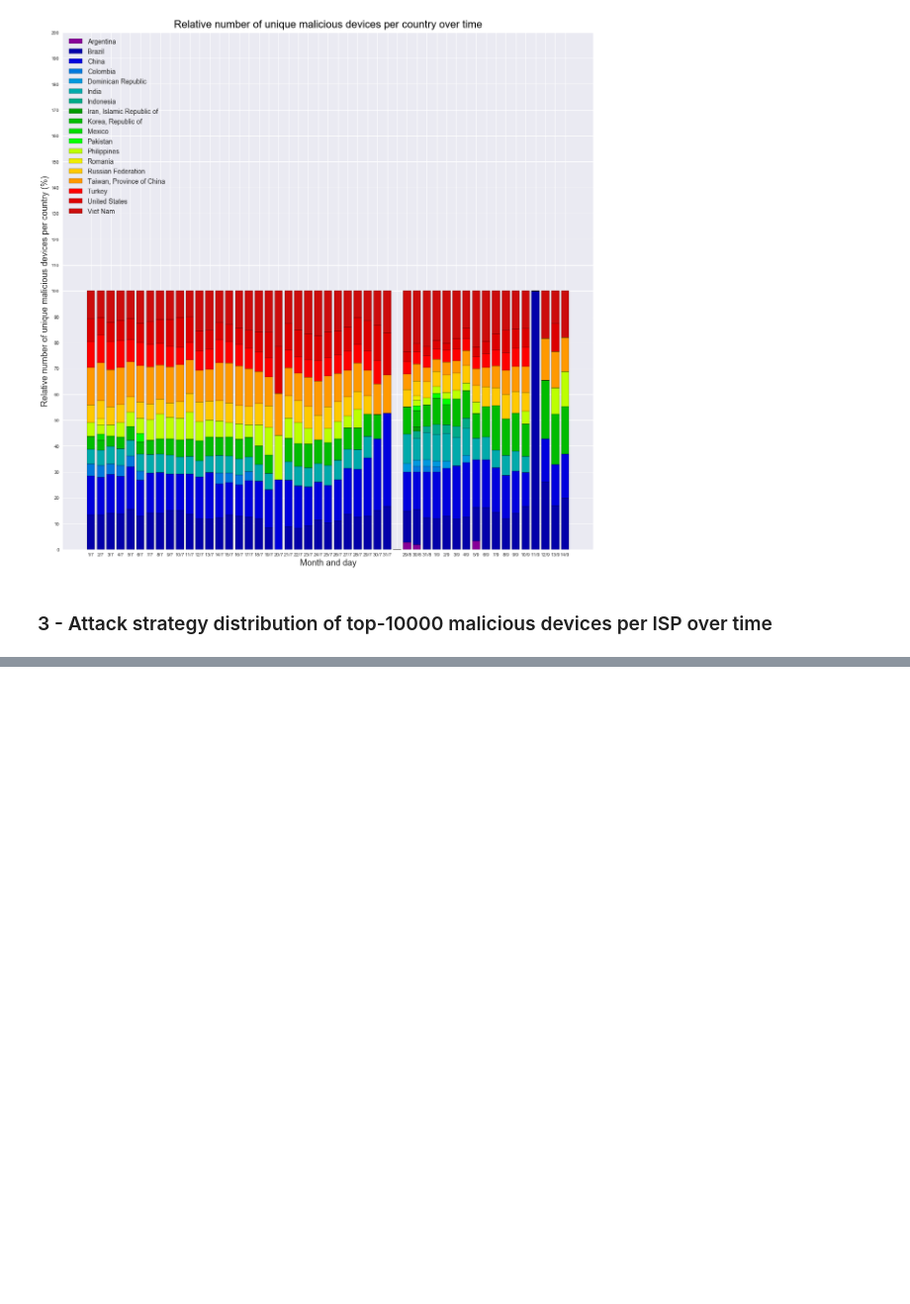
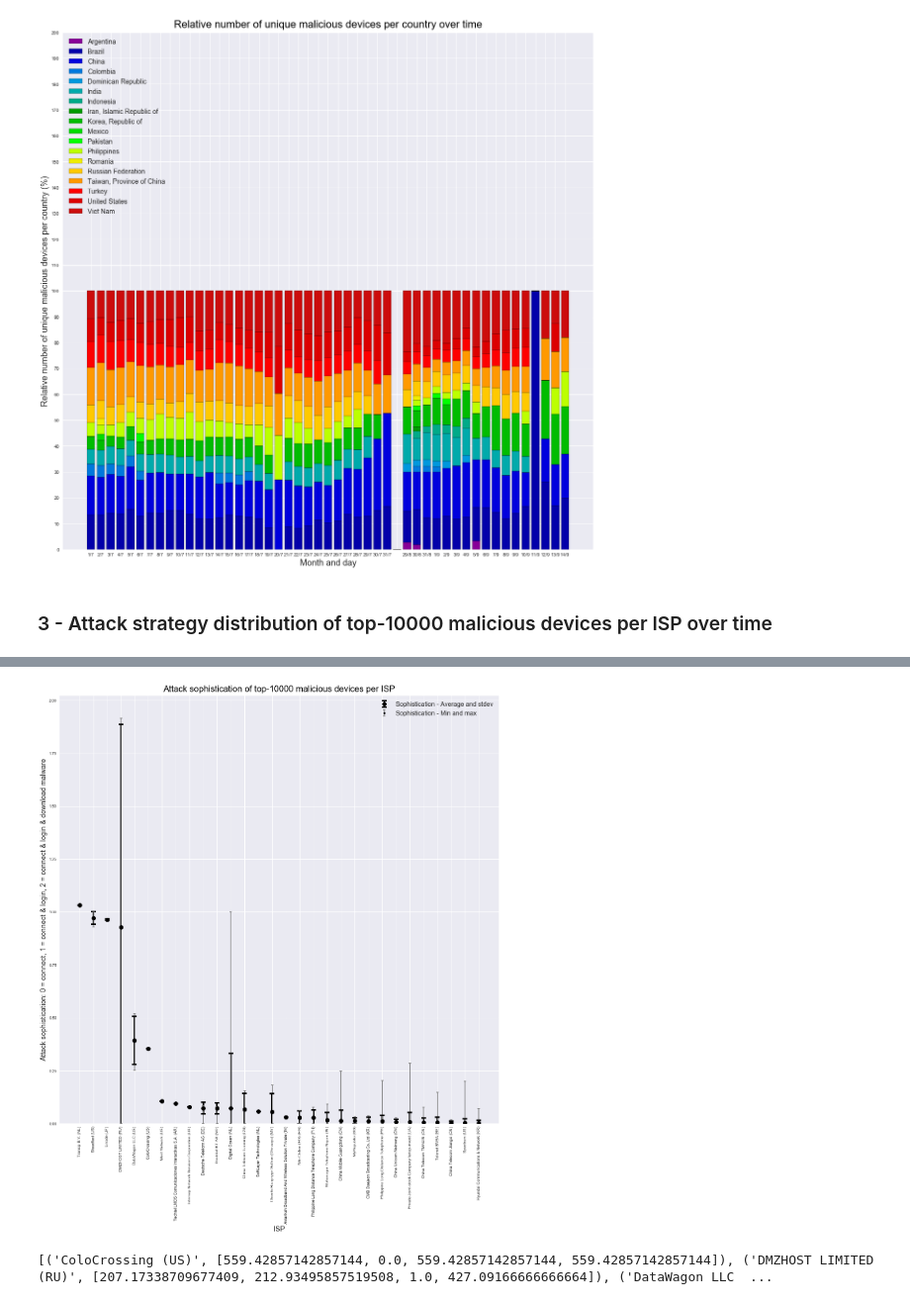
Before and after one commit to ProCessor00/4TU-CybSec-EoS, a Jupyter notebook: Block 2/EoS-honeypots.ipynb, the cells around one changed output, grey strips where cells are left out. Shown at 99% size. Drawn from its saved outputs; the diff is of its cells as text; code cells hidden in the pictures; blank space fills up the shorter version.

Commit message:
Last metric finished

```diff
--- a/Block 2/EoS-honeypots.ipynb
+++ b/Block 2/EoS-honeypots.ipynb
@@ -688,0 +670,12 @@ for i in [2,4]:
+# %%
+# add location data to every known row
+panda_data_3_loc = panda_data_3_agg_2.copy()
+panda_data_3_loc['isp'] = panda_data_3_loc["SrcIP"].apply(lambda x: get_location_data(x, 'isp'))
+panda_data_3_loc['country'] = panda_data_3_loc["SrcIP"].apply(lambda x: get_location_data(x, 'country'))
+panda_data_3_loc['countryCode'] = panda_data_3_loc["SrcIP"].apply(lambda x: get_location_data(x, 'countryCode'))
+
+# throw away IPs for which we do not know the ISP (outside top-10000)
+panda_data_3_loc = panda_data_3_loc[panda_data_3_loc.isp != "None"]
+
+print(panda_data_3_loc.head(10))
+print(panda_data_3_loc.tail(10))
@@ -688,0 +746,34 @@ for i in [2,4]:
+# %%
+# only use first 30
+deph_sorted_f = deph_sorted[:30]
+
+ticks = np.arange(len(deph_sorted_f))
+plt.errorbar(ticks, [val[0] for (isp, val) in deph_sorted_f], yerr=[val[1] for (isp, val) in deph_sorted_f], fmt='ok', lw=4, markeredgewidth=4, capsize=6, label='Sophistication - Average and stdev')
+plt.errorbar(ticks, [val[0] for (isp, val) in deph_sorted_f], yerr=[[val[0] - val[2] for (isp, val) in deph_sorted_f], [val[3] - val[0] for (isp, val) in deph_sorted_f]], fmt='.k', ecolor='gray', lw=2, markeredgewidth=2, capsize=3, label='Sophistication - Min and max')
+ax = plt.gca()
+ax.xaxis.set_ticks(ticks)
+ax.xaxis.set_ticklabels([isp for (isp, val) in deph_sorted_f], rotation=90)
+ax.set_ylim(0, None)
+
+# Set the font dictionaries (for plot title and axis titles)
+title_font = {'fontname':'Arial', 'size':'22', 'color':'black', 'weight':'normal',
+              'verticalalignment':'bottom'} # Bottom vertical alignment for more space
+axis_font = {'fontname':'Arial', 'size':'18'}
+
+# Set the font properties (for use in legend)
+font_path = 'C:\Windows\Fonts\Arial.ttf'
+font_prop = font_manager.FontProperties(fname=font_path, size=16)
+
+plt.title("Attack sophistication of top-10000 malicious devices per ISP", **title_font)
+plt.xlabel("ISP", **axis_font)
+plt.ylabel("Attack sophistication: 0 = connect, 1 = connect & login, 2 = connect & login & download malware", **axis_font)
+plt.legend(prop=font_prop, loc='upper right')
+plt.savefig('metrics_evaluation_figures/' + "3_sophistication" + '.png', dpi=200, bbox_inches='tight')
+
+plt.show()
+# %% [output]
+[figure, added]
+# %%
+print(count_sorted[:30])
+# %% [output]
+[('ColoCrossing (US)', [559.42857142857144, 0.0, 559.42857142857144, 559.42857142857144]), ('DMZHOST LIMITED (RU)', [207.17338709677409, 212.93495857519508, 1.0, 427.09166666666664]), ('DataWagon LLC  ...
```
Also changed, not shown: parts of 13 cells of this notebook, 2 other files.
